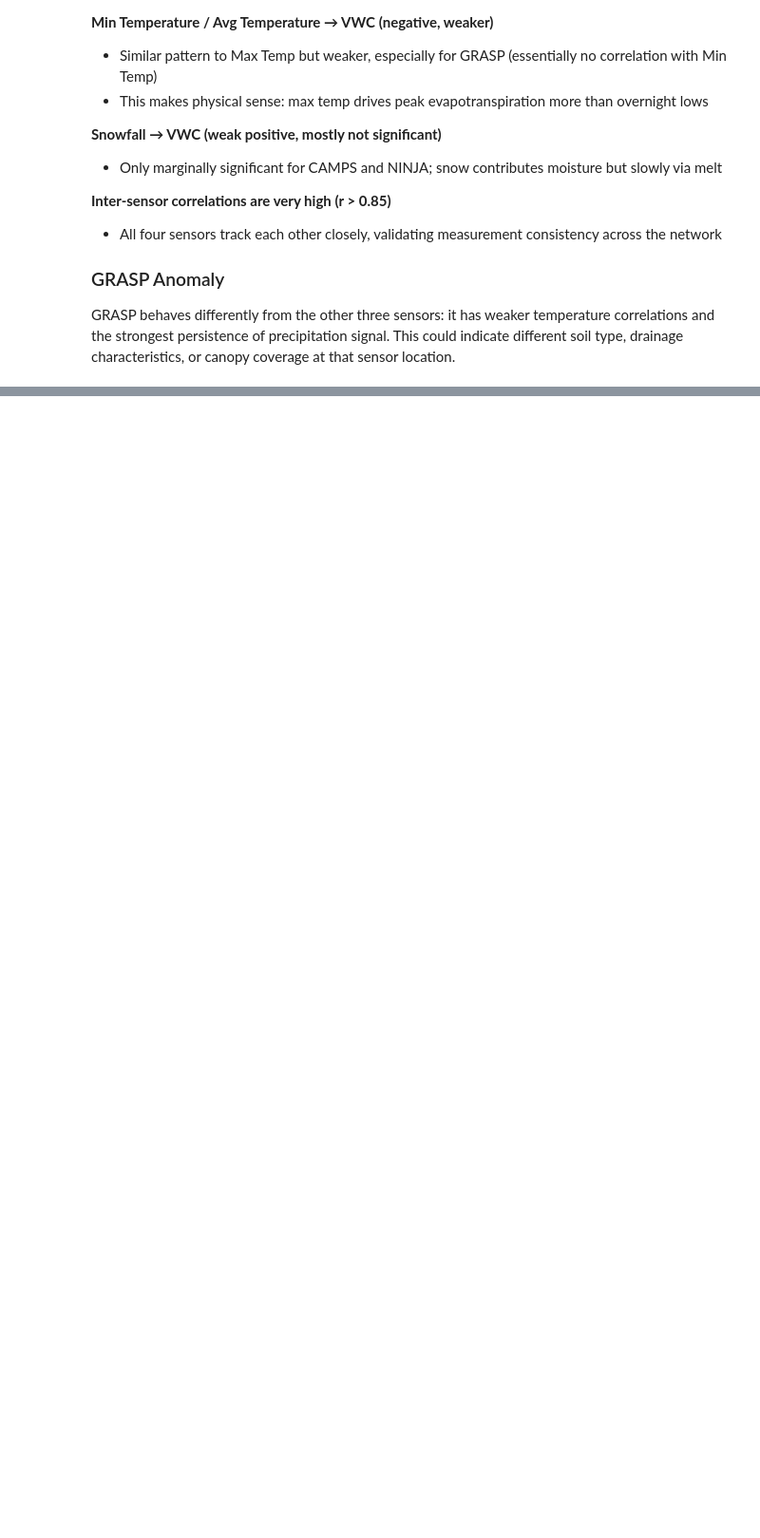
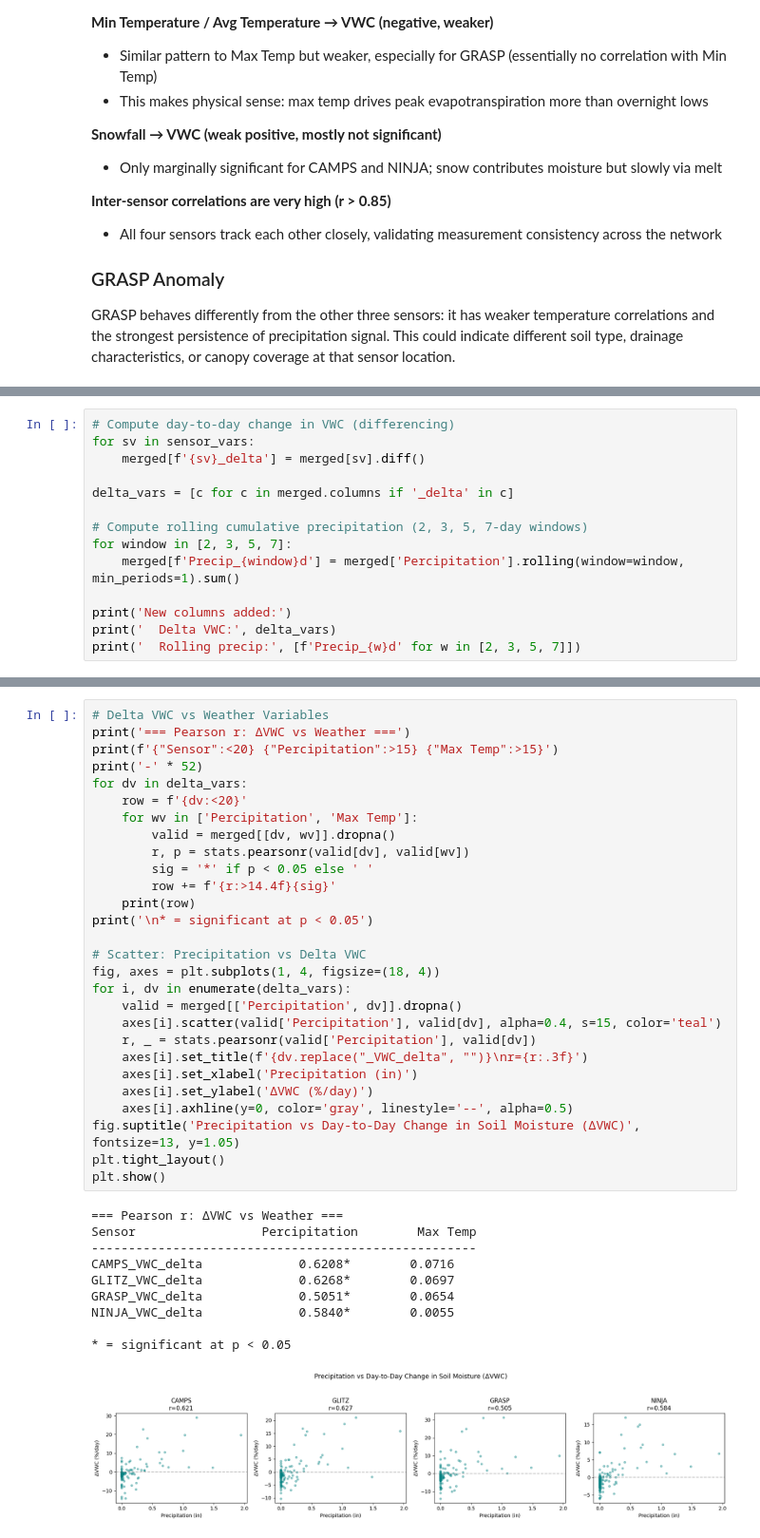
Before and after one commit to cta48/GeoData-Soil-Moisture-Sensors, a Jupyter notebook: GeoData_Soil_Moisture_Sensors.ipynb, the cells around one changed output, grey strips where cells are left out. Shown at 95% size. Drawn from its saved outputs; the diff is of its cells as text; blank space fills up the shorter version.

```diff
--- a/GeoData_Soil_Moisture_Sensors.ipynb
+++ b/GeoData_Soil_Moisture_Sensors.ipynb
@@ -329,0 +358,14 @@ GRASP behaves differently from the other three sensors: it has weaker temperatur
+# %%
+# Compute day-to-day change in VWC (differencing)
+for sv in sensor_vars:
+    merged[f'{sv}_delta'] = merged[sv].diff()
+
+delta_vars = [c for c in merged.columns if '_delta' in c]
+
+# Compute rolling cumulative precipitation (2, 3, 5, 7-day windows)
+for window in [2, 3, 5, 7]:
+    merged[f'Precip_{window}d'] = merged['Percipitation'].rolling(window=window, min_periods=1).sum()
+
+print('New columns added:')
+print('  Delta VWC:', delta_vars)
+print('  Rolling precip:', [f'Precip_{w}d' for w in [2, 3, 5, 7]])
@@ -329,0 +376,39 @@ GRASP behaves differently from the other three sensors: it has weaker temperatur
+# %%
+# Delta VWC vs Weather Variables
+print('=== Pearson r: ΔVWC vs Weather ===')
+print(f'{"Sensor":<20} {"Percipitation":>15} {"Max Temp":>15}')
+print('-' * 52)
+for dv in delta_vars:
+    row = f'{dv:<20}'
+    for wv in ['Percipitation', 'Max Temp']:
+        valid = merged[[dv, wv]].dropna()
+        r, p = stats.pearsonr(valid[dv], valid[wv])
+        sig = '*' if p < 0.05 else ' '
+        row += f'{r:>14.4f}{sig}'
+    print(row)
+print('\n* = significant at p < 0.05')
+
+# Scatter: Precipitation vs Delta VWC
+fig, axes = plt.subplots(1, 4, figsize=(18, 4))
+for i, dv in enumerate(delta_vars):
+    valid = merged[['Percipitation', dv]].dropna()
+    axes[i].scatter(valid['Percipitation'], valid[dv], alpha=0.4, s=15, color='teal')
+    r, _ = stats.pearsonr(valid['Percipitation'], valid[dv])
+    axes[i].set_title(f'{dv.replace("_VWC_delta", "")}\nr={r:.3f}')
+    axes[i].set_xlabel('Precipitation (in)')
+    axes[i].set_ylabel('ΔVWC (%/day)')
+    axes[i].axhline(y=0, color='gray', linestyle='--', alpha=0.5)
+fig.suptitle('Precipitation vs Day-to-Day Change in Soil Moisture (ΔVWC)', fontsize=13, y=1.05)
+plt.tight_layout()
+plt.show()
+# %% [output]
+=== Pearson r: ΔVWC vs Weather ===
+Sensor                 Percipitation        Max Temp
+----------------------------------------------------
+CAMPS_VWC_delta             0.6208*        0.0716
+GLITZ_VWC_delta             0.6268*        0.0697
+GRASP_VWC_delta             0.5051*        0.0654
+NINJA_VWC_delta             0.5840*        0.0055
+
+* = significant at p < 0.05
+[figure, added]
```
Also changed, not shown: parts of 6 cells of this notebook.
